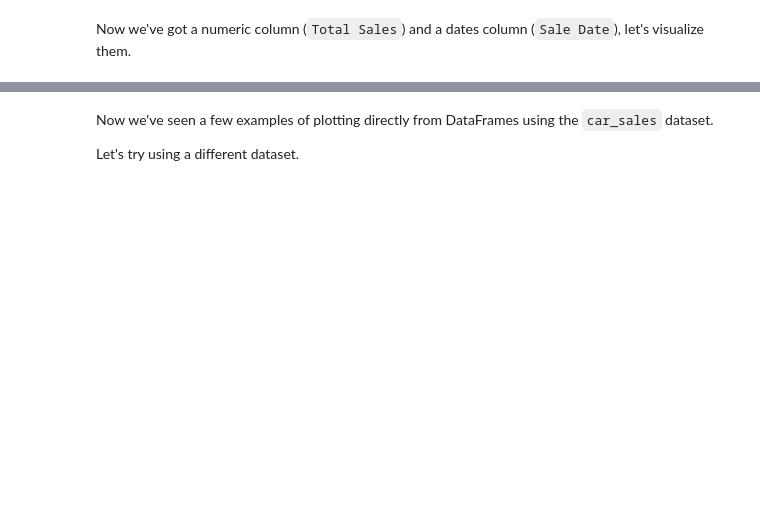
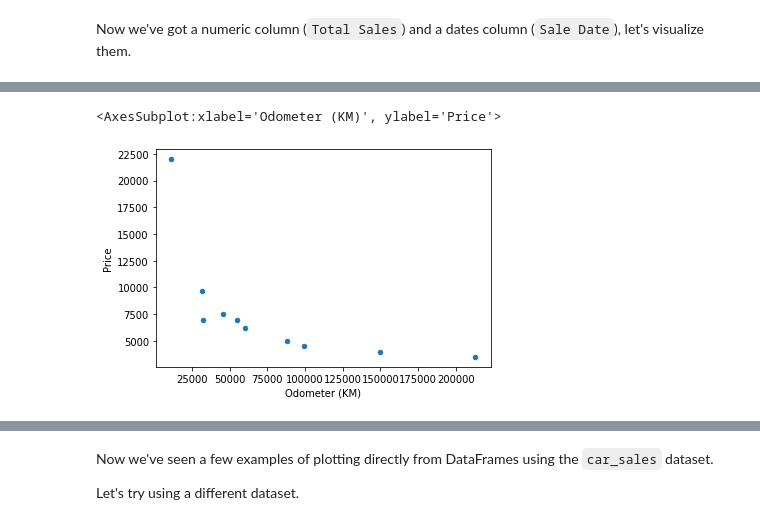
Before and after one commit to stefan-mastilak/data-science-bootcamp, a Jupyter notebook: notebooks/matplotlib-exercises.ipynb, the cells around one changed output, grey strips where cells are left out. Cells and saved outputs as stored; diff of their text form; code cells hidden in the pictures; blank space fills up the shorter version.

```diff
--- a/notebooks/matplotlib-exercises.ipynb
+++ b/notebooks/matplotlib-exercises.ipynb
@@ -268,7 +329,11 @@ Now we've got a numeric column (`Total Sales`) and a dates column (`Sale Date`),
 # %%
 # Convert the 'Price' column to the integers
-
+car_sales['Price'] = car_sales['Price'].astype(int)
 
 # Create a scatter plot of the 'Odometer (KM)' and 'Price' column using the plot() function
+car_sales.plot.scatter(x='Odometer (KM)', y='Price')
+# %% [output]
+<AxesSubplot:xlabel='Odometer (KM)', ylabel='Price'>
+[figure, added]
 # %%
 # Create a NumPy array of random numbers of size (10, 4) and save it to X
```
Also changed, not shown: parts of 23 cells of this notebook, 1 other file.
